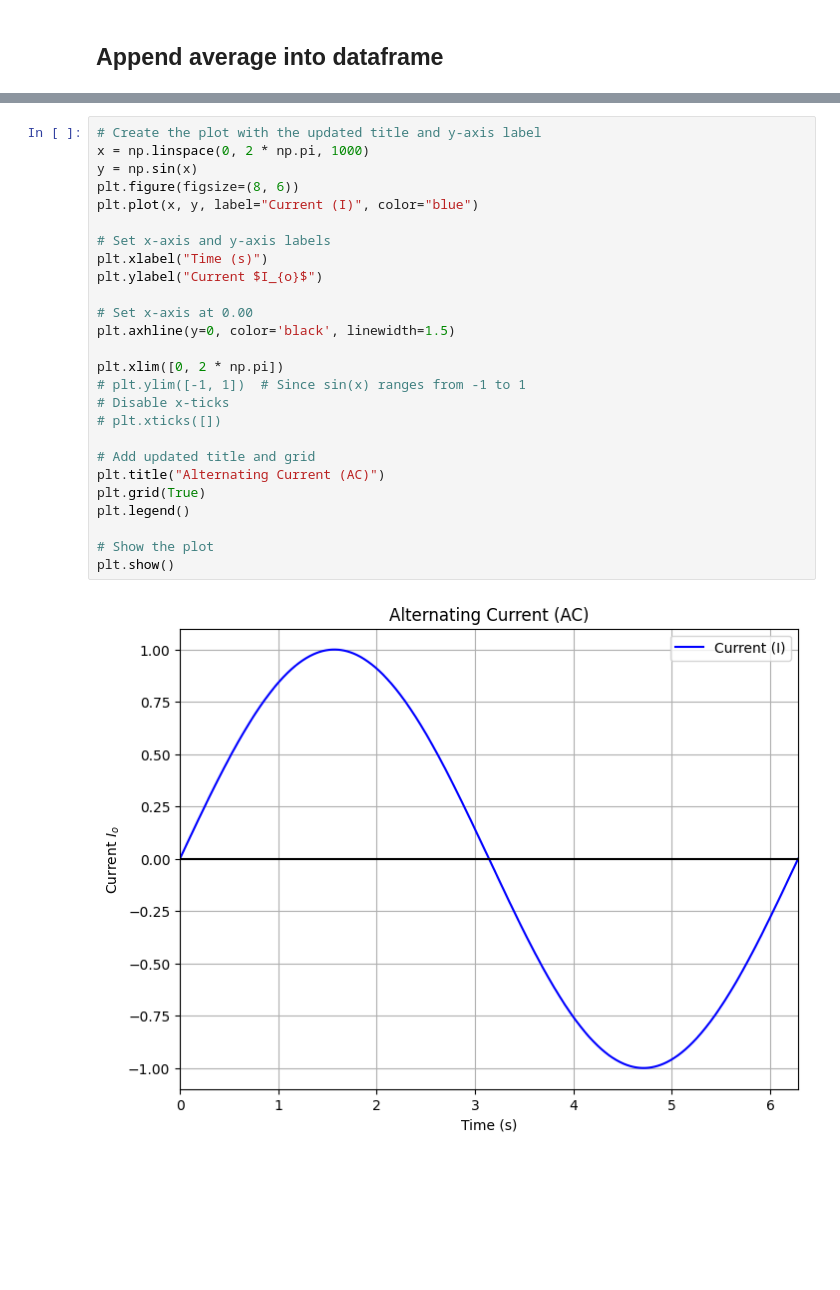
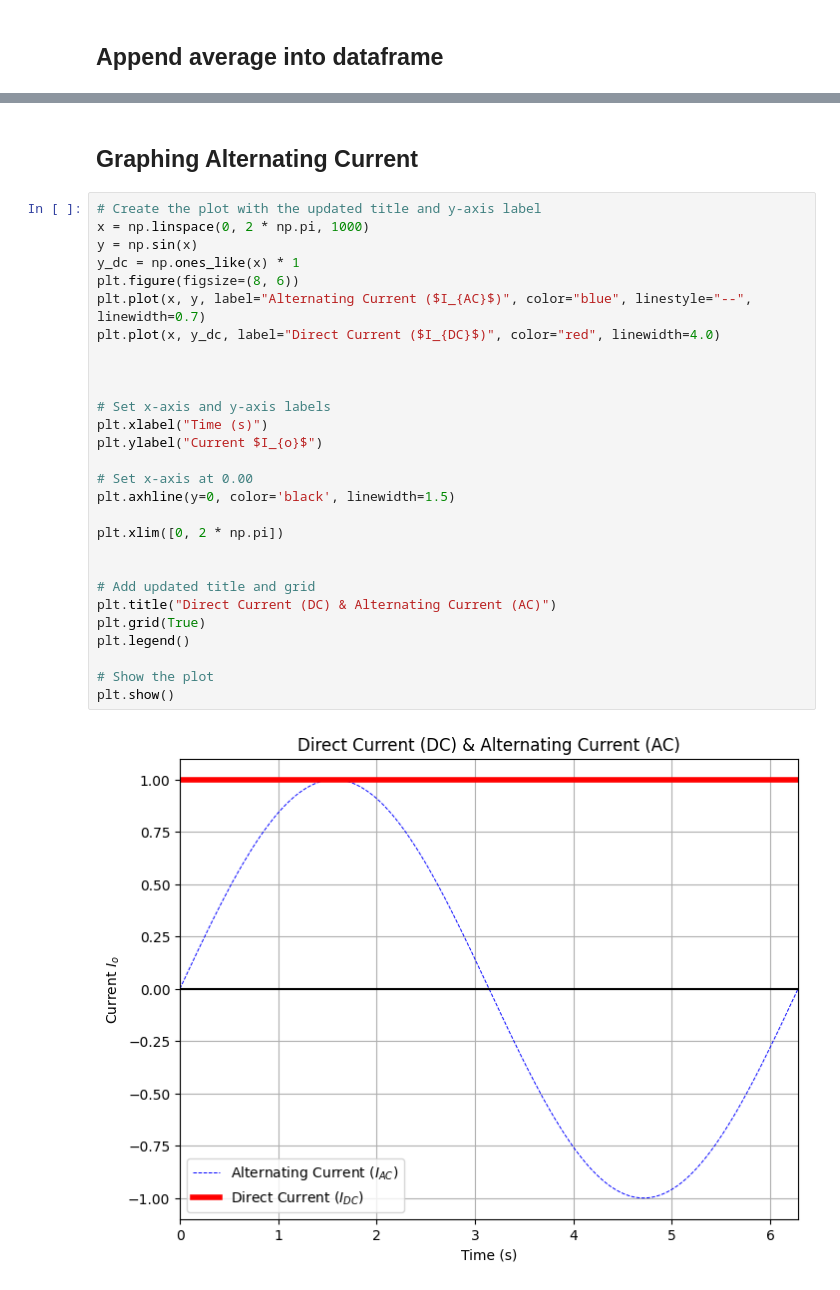
Before and after one commit to shreesh-shirekar/PHY321, a Jupyter notebook: experiment_1/half-wave/half-wave-resistor-analysis.ipynb, the cells around one changed output, grey strips where cells are left out. Saved outputs shown, nothing was run; the diff lists cells and outputs as text; blank space fills up the shorter version.

```diff
--- a/experiment_1/half-wave/half-wave-resistor-analysis.ipynb
+++ b/experiment_1/half-wave/half-wave-resistor-analysis.ipynb
@@ -72,28 +126,32 @@ Resistor 100000 Ohms: Standard Error = 0.0253
+# %% [markdown]
+## Graphing Alternating Current
 # %%
 # Create the plot with the updated title and y-axis label
 x = np.linspace(0, 2 * np.pi, 1000)
 y = np.sin(x)
+y_dc = np.ones_like(x) * 1
 plt.figure(figsize=(8, 6))
-plt.plot(x, y, label="Current (I)", color="blue")
+plt.plot(x, y, label="Alternating Current ($I_{AC}$)", color="blue", linestyle="--", linewidth=0.7)
+plt.plot(x, y_dc, label="Direct Current ($I_{DC}$)", color="red", linewidth=4.0)
+
+
 
 # Set x-axis and y-axis labels
 plt.xlabel("Time (s)")
 plt.ylabel("Current $I_{o}$")
 
 # Set x-axis at 0.00
 plt.axhline(y=0, color='black', linewidth=1.5)
 
 plt.xlim([0, 2 * np.pi])
-# plt.ylim([-1, 1])  # Since sin(x) ranges from -1 to 1
-# Disable x-ticks
-# plt.xticks([])
+
 
 # Add updated title and grid
-plt.title("Alternating Current (AC)")
+plt.title("Direct Current (DC) & Alternating Current (AC)")
 plt.grid(True)
 plt.legend()
 
 # Show the plot
 plt.show()
 # %% [output]
-[figure, old version]
+[figure, new version]
```
Also changed, not shown: parts of 8 cells of this notebook, 2 other files.
